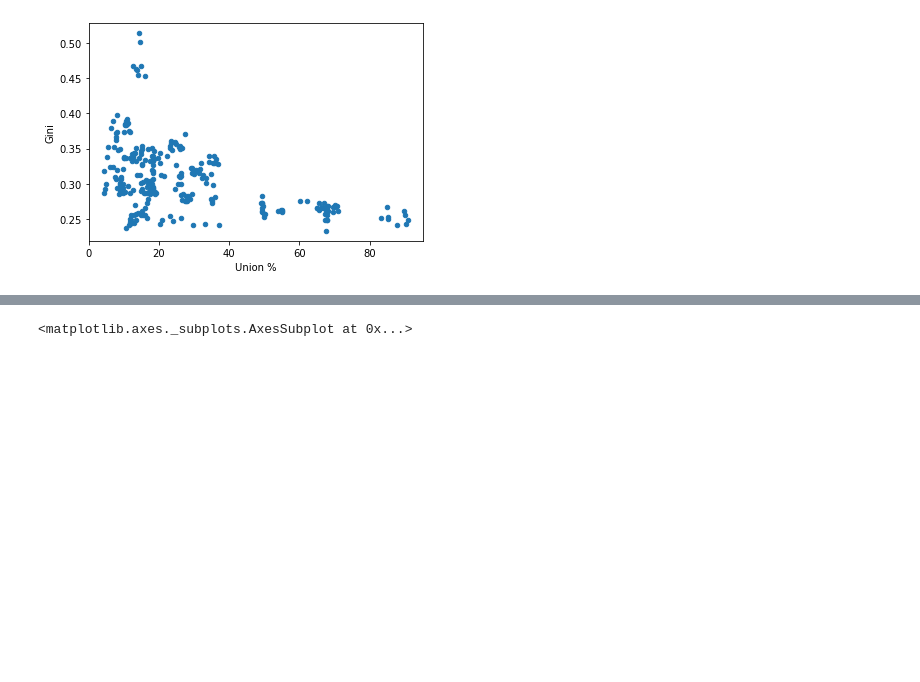
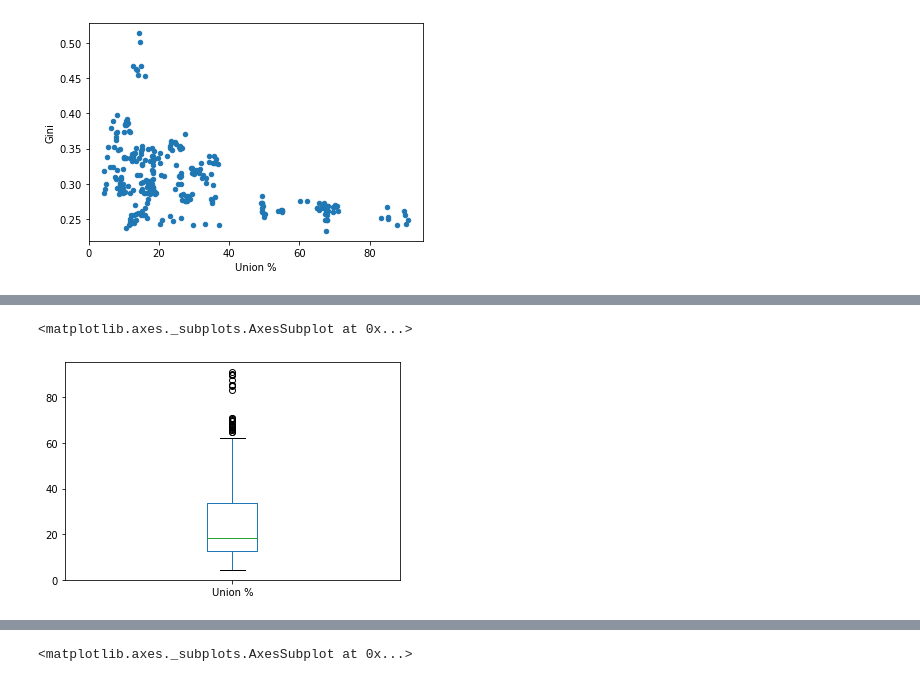
Before and after one commit to Simon-Xu-Lan/Data-Project-1-Income-Inequality, a Jupyter notebook: simon.ipynb, the cells around one changed output, grey strips where cells are left out. Saved outputs shown, nothing was run; the diff lists cells and outputs as text; code cells hidden in the pictures; blank space fills up the shorter version.

```diff
--- a/simon.ipynb
+++ b/simon.ipynb
@@ -533,0 +611,5 @@ for index, row in data_working.iterrows():
+# %%
+data_working["Union %"].plot.box()
+# %% [output]
+<matplotlib.axes._subplots.AxesSubplot at 0x...>
+[figure, added]
```
Also changed, not shown: parts of 16 cells of this notebook, 1 other file.
